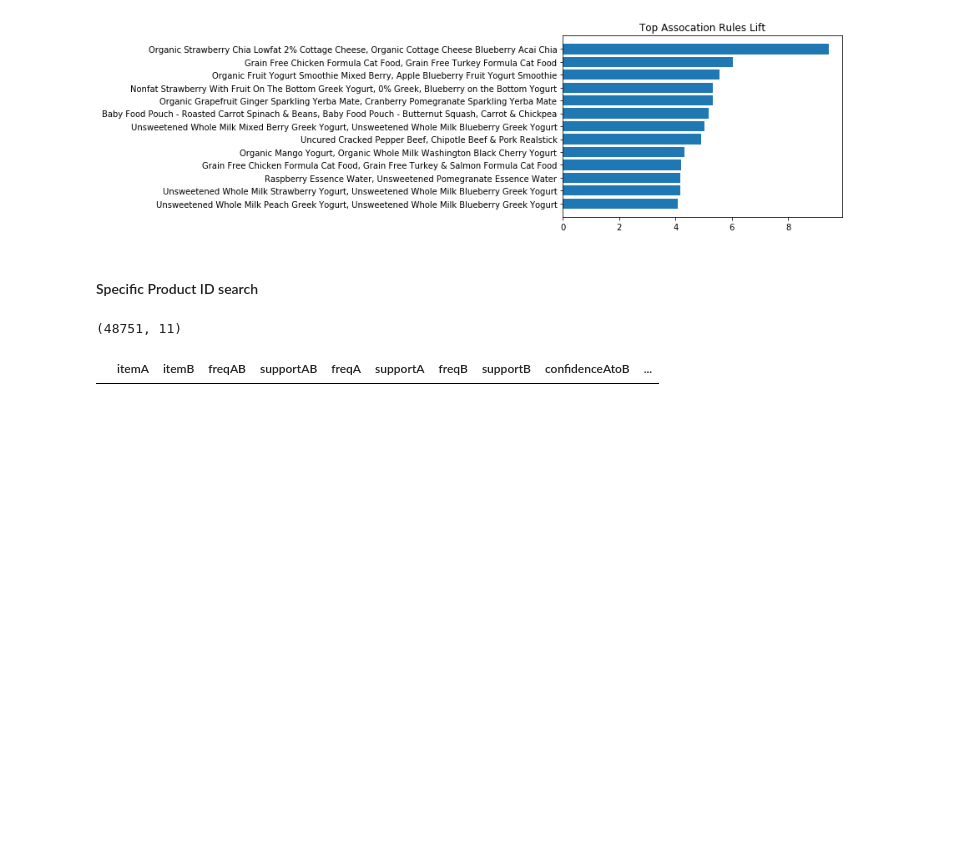
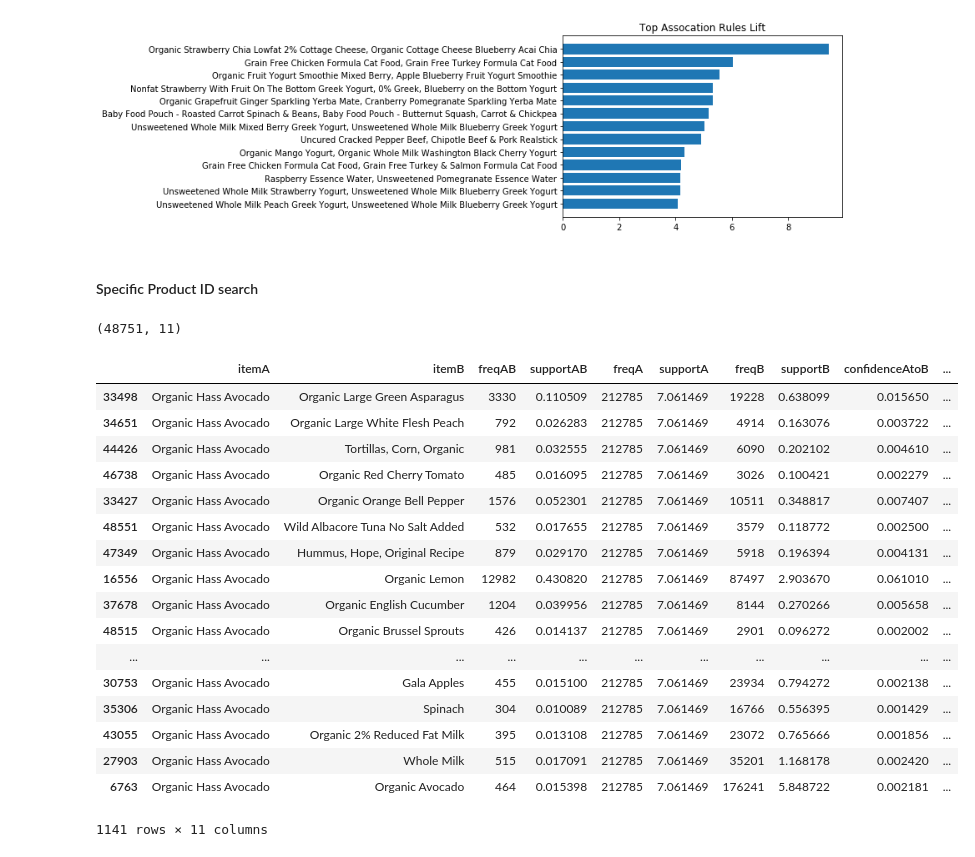
Before and after one commit to katykiefer/data_mining_project, a Jupyter notebook: association_analysis.ipynb, the cells around one changed output. Saved outputs shown, nothing was run; the diff lists cells and outputs as text; code cells hidden in the pictures; blank space fills up the shorter version.

```diff
--- a/association_analysis.ipynb
+++ b/association_analysis.ipynb
@@ -193,8 +193,25 @@ rules.shape
 (48751, 11)
 # %%
 # Insert the product_id in place of the numeric value below
-item = item_name[item_name['item_id'] == 44368]
+item = item_name[item_name['item_id'] == 47209]
 item = item['item_name'].unique()[0]
 rules_final[rules_final['itemA'] == item]
 # %% [output]
 |  | itemA | itemB | freqAB | supportAB | freqA | supportA | freqB | supportB | confidenceAtoB | ... |
+| 33498 | Organic Hass Avocado | Organic Large Green Asparagus | 3330 | 0.110509 | 212785 | 7.061469 | 19228 | 0.638099 | 0.015650 | ... |
+| 34651 | Organic Hass Avocado | Organic Large White Flesh Peach | 792 | 0.026283 | 212785 | 7.061469 | 4914 | 0.163076 | 0.003722 | ... |
+| 44426 | Organic Hass Avocado | Tortillas, Corn, Organic | 981 | 0.032555 | 212785 | 7.061469 | 6090 | 0.202102 | 0.004610 | ... |
+| 46738 | Organic Hass Avocado | Organic Red Cherry Tomato | 485 | 0.016095 | 212785 | 7.061469 | 3026 | 0.100421 | 0.002279 | ... |
+| 33427 | Organic Hass Avocado | Organic Orange Bell Pepper | 1576 | 0.052301 | 212785 | 7.061469 | 10511 | 0.348817 | 0.007407 | ... |
+| 48551 | Organic Hass Avocado | Wild Albacore Tuna No Salt Added | 532 | 0.017655 | 212785 | 7.061469 | 3579 | 0.118772 | 0.002500 | ... |
+| 47349 | Organic Hass Avocado | Hummus, Hope, Original Recipe | 879 | 0.029170 | 212785 | 7.061469 | 5918 | 0.196394 | 0.004131 | ... |
+| 16556 | Organic Hass Avocado | Organic Lemon | 12982 | 0.430820 | 212785 | 7.061469 | 87497 | 2.903670 | 0.061010 | ... |
+| 37678 | Organic Hass Avocado | Organic English Cucumber | 1204 | 0.039956 | 212785 | 7.061469 | 8144 | 0.270266 | 0.005658 | ... |
+| 48515 | Organic Hass Avocado | Organic Brussel Sprouts | 426 | 0.014137 | 212785 | 7.061469 | 2901 | 0.096272 | 0.002002 | ... |
+| ... | ... | ... | ... | ... | ... | ... | ... | ... | ... | ... |
+| 30753 | Organic Hass Avocado | Gala Apples | 455 | 0.015100 | 212785 | 7.061469 | 23934 | 0.794272 | 0.002138 | ... |
+| 35306 | Organic Hass Avocado | Spinach | 304 | 0.010089 | 212785 | 7.061469 | 16766 | 0.556395 | 0.001429 | ... |
+| 43055 | Organic Hass Avocado | Organic 2% Reduced Fat Milk | 395 | 0.013108 | 212785 | 7.061469 | 23072 | 0.765666 | 0.001856 | ... |
+| 27903 | Organic Hass Avocado | Whole Milk | 515 | 0.017091 | 212785 | 7.061469 | 35201 | 1.168178 | 0.002420 | ... |
+| 6763 | Organic Hass Avocado | Organic Avocado | 464 | 0.015398 | 212785 | 7.061469 | 176241 | 5.848722 | 0.002181 | ... |
+1141 rows × 11 columns
```
Also changed, not shown: parts of 1 cell of this notebook.
